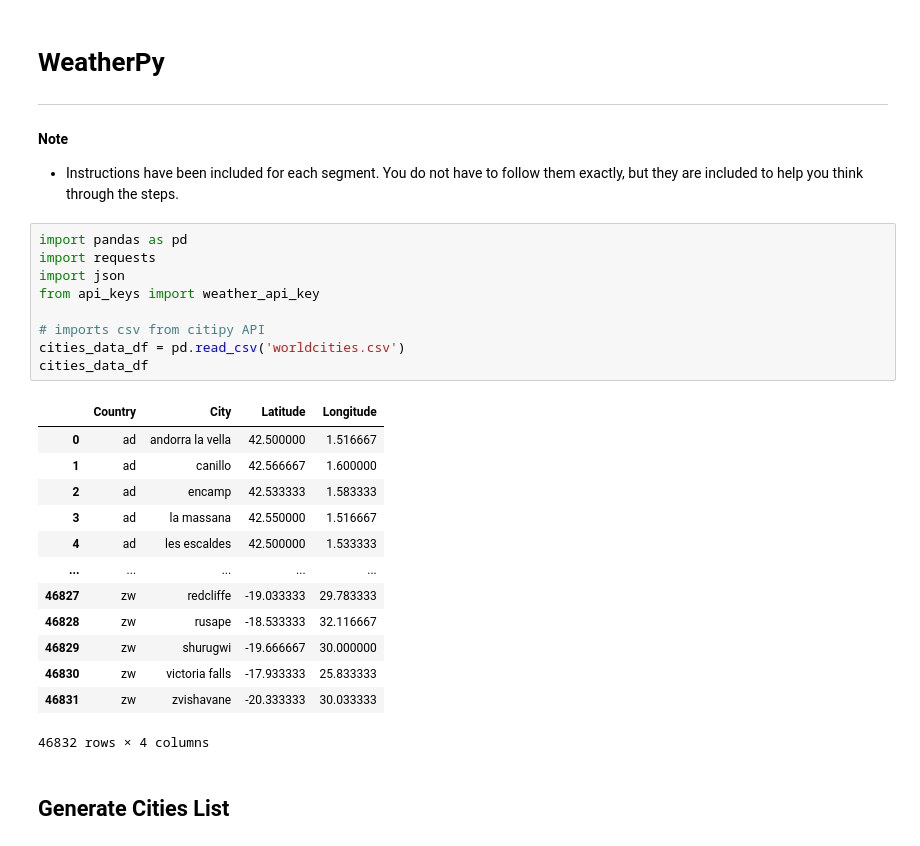
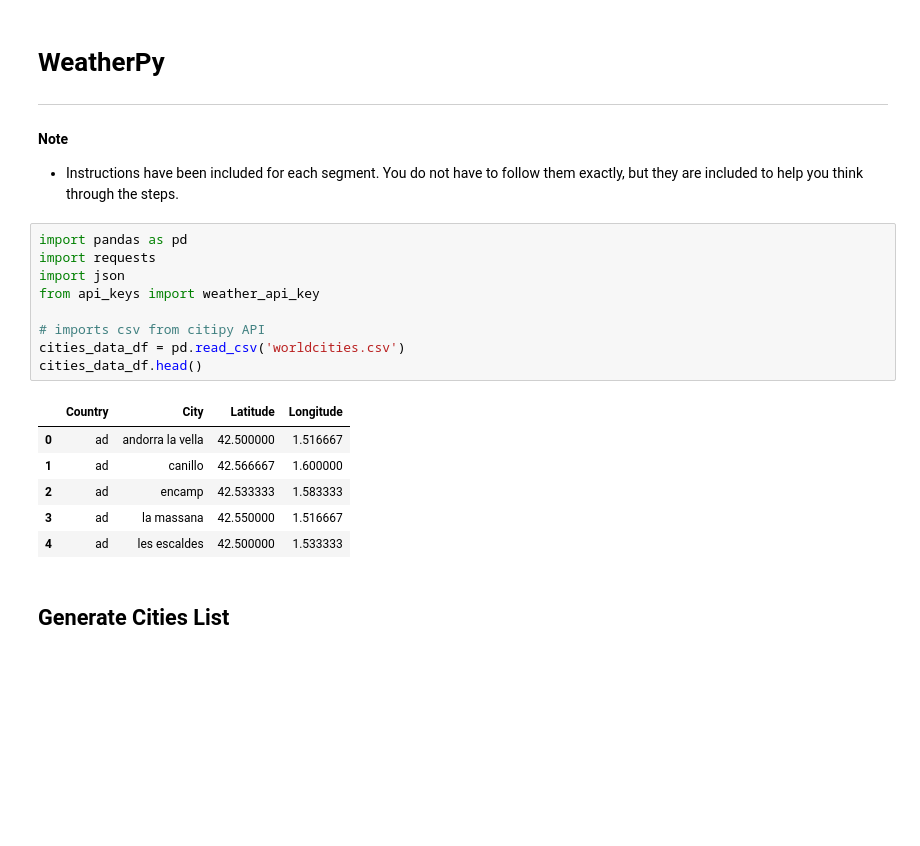
Before and after one commit to kj119/UCI_HomeWork_Jiang, a Jupyter notebook: Python-API-Challenge/WeatherPy/WeatherPy.ipynb, the cells around one changed output. Saved outputs shown, nothing was run; the diff lists cells and outputs as text; blank space fills up the shorter version.

```diff
--- a/Python-API-Challenge/WeatherPy/WeatherPy.ipynb
+++ b/Python-API-Challenge/WeatherPy/WeatherPy.ipynb
@@ -7,26 +7,19 @@
 # %%
 import pandas as pd
 import requests
 import json
 from api_keys import weather_api_key
 
 # imports csv from citipy API
 cities_data_df = pd.read_csv('worldcities.csv')
-cities_data_df
+cities_data_df.head()
 # %% [output]
 |  | Country | City | Latitude | Longitude |
 | 0 | ad | andorra la vella | 42.500000 | 1.516667 |
 | 1 | ad | canillo | 42.566667 | 1.600000 |
 | 2 | ad | encamp | 42.533333 | 1.583333 |
 | 3 | ad | la massana | 42.550000 | 1.516667 |
 | 4 | ad | les escaldes | 42.500000 | 1.533333 |
-| ... | ... | ... | ... | ... |
-| 46827 | zw | redcliffe | -19.033333 | 29.783333 |
-| 46828 | zw | rusape | -18.533333 | 32.116667 |
-| 46829 | zw | shurugwi | -19.666667 | 30.000000 |
-| 46830 | zw | victoria falls | -17.933333 | 25.833333 |
-| 46831 | zw | zvishavane | -20.333333 | 30.033333 |
-46832 rows × 4 columns
 # %% [markdown]
 ## Generate Cities List
 # %%
```
Also changed, not shown: parts of 6 cells of this notebook, 1 other file.
